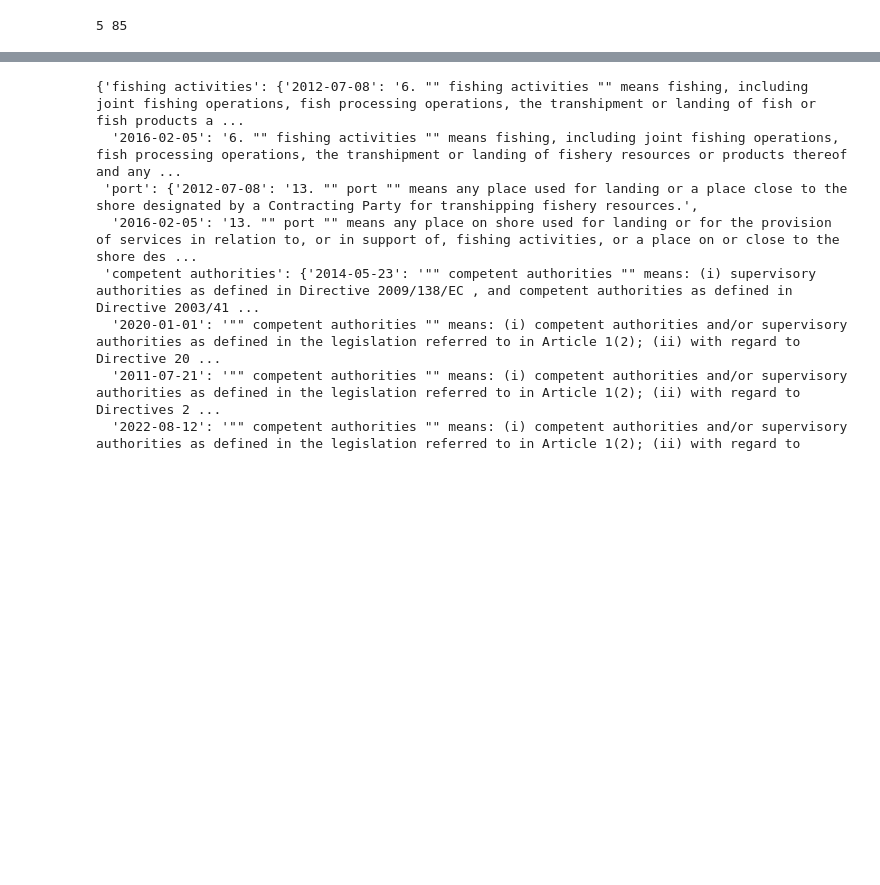
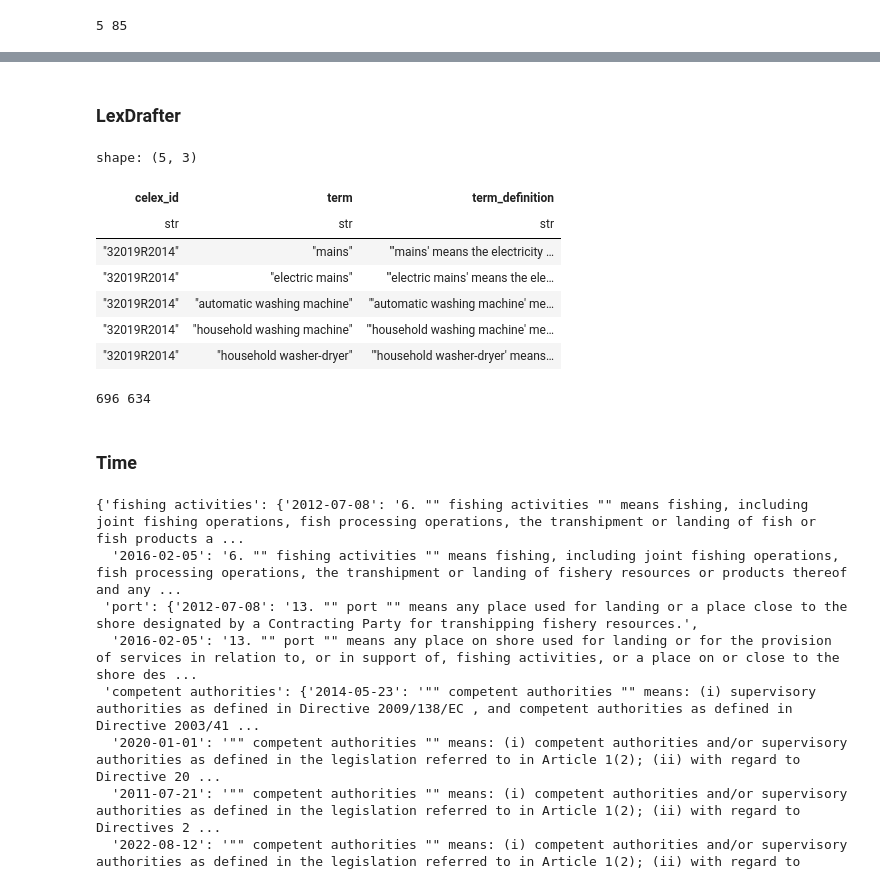
Before and after one commit to leonardozilli/LegislativeDefinitionsAgent, a Jupyter notebook: evaluation/evaluation.ipynb, the cells around one changed output, grey strips where cells are left out. Cells and saved outputs as stored; diff of their text form; code cells hidden in the pictures; blank space fills up the shorter version.

```diff
--- a/evaluation/evaluation.ipynb
+++ b/evaluation/evaluation.ipynb
@@ -113,0 +41,19 @@ shape: (12, 8)
+# %% [markdown]
+### LexDrafter
+# %%
+import polars as pl
+from rapidfuzz import process, fuzz
+
+
+lexdrafter_df = pl.read_json('./datasets/lexdrafter/corpus.json')['celex_id', 'term', 'term_definition']
+
+lexdrafter_df.head()
+# %% [output]
+shape: (5, 3)
+| celex_id | term | term_definition |
+| str | str | str |
+| "32019R2014" | "mains" | "'mains' means the electricity … |
+| "32019R2014" | "electric mains" | "'electric mains' means the ele… |
+| "32019R2014" | "automatic washing machine" | "'automatic washing machine' me… |
+| "32019R2014" | "household washing machine" | "'household washing machine' me… |
+| "32019R2014" | "household washer-dryer" | "'household washer-dryer' means… |
@@ -114,3 +70,9 @@ shape: (12, 8)
+# %%
+print(len(lexdrafter_retrieval), len(lexdrafter_generation))
+# %% [output]
+696 634
+# %% [markdown]
+### Time
 # %%
 import re
 
```
Also changed, not shown: parts of 66 cells of this notebook, 22 other files.
